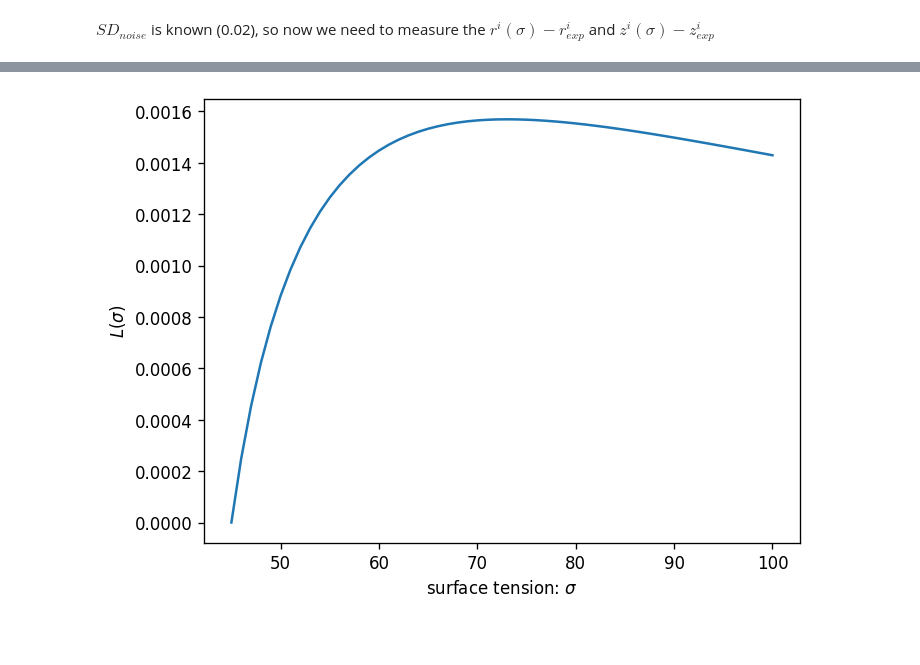
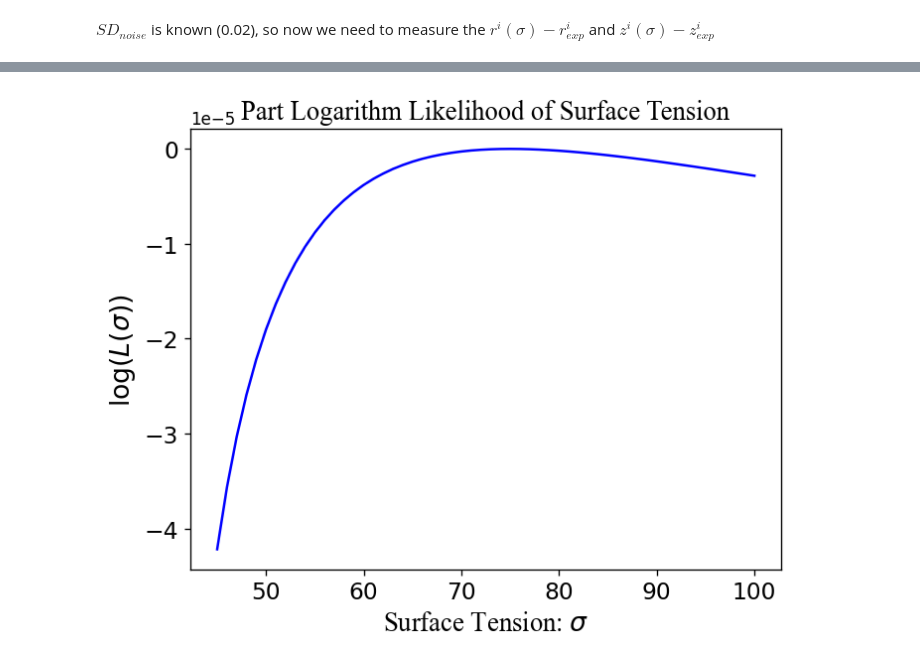
Before and after one commit to Lomolanisgo/Bayesian_PendantDrop_Tensiometry, a Jupyter notebook: pendantdrop_BI copy.ipynb, the cells around one changed output, grey strips where cells are left out. Drawn from its saved outputs; the diff is of its cells as text; code cells hidden in the pictures; blank space fills up the shorter version.

```diff
--- a/pendantdrop_BI copy.ipynb
+++ b/pendantdrop_BI copy.ipynb
@@ -237,7 +237,7 @@ def lhood_sigma(x,y,x_obsv,y_obsv, sd_noise):
     return lhood
 # %%
 #r_e1,z_e1,xi_e1=vsigma2xi(v=10,sigma=80)
-def lhood_sigma_rz(v0,sigma,xi_exp,r_exp,z_exp,sd_noise):
+def cal_lhood_sigma_rz(v0,sigma,xi_exp,r_exp,z_exp,sd_noise):
     r_sig,z_sig,xi_sig=vsigma2xi(v=v0,sigma=sigma)
     x=xi_sig
     r=r_sig
@@ -268,7 +268,7 @@ def lhood_sigma_rz(v0,sigma,xi_exp,r_exp,z_exp,sd_noise):
         error_z[i]=vert_dist
 
         sqrt_2pi=np.power(2*np.pi, 0.5)
-        lhood_i=1/(sqrt_2pi*sd_noise)*np.exp(-(error_r[i]**2+error_z[i]**2)**0.5/2*sd_noise**2)
+        lhood_i=1/(sqrt_2pi*sd_noise)*np.exp(-(error_r[i]**2+error_z[i]**2)/2*sd_noise**2)
         if i==0:
             lhood=lhood_i
         else:
@@ -277,19 +373,37 @@ def lhood_sigma_rz(v0,sigma,xi_exp,r_exp,z_exp,sd_noise):
+# %%
+loglhood=np.zeros(len(sigma_rz))
+
+for i in range(len(sigma_rz)):
+    loglhood_sig=cal_loglhood(v0=10,sigma=sigma_rz[i],xi_exp=xi_w,r_exp=r_w,z_exp=z_w,sd_noise=wn_sigma)
+    loglhood[i]=loglhood_sig
+
+plt.figure(dpi=120)
+plt.plot(sigma_rz,np.log(lhood/lhood[0]),'blue',label='logarithm likelihood')
+plt.plot(sigma_rz,lhood/lhood[0]-1,'red',label='likelihood')
+#plt.plot(xi_a,r_a,ls="--",label='real:v10,s75')
+plt.title('Logarithm Likelihood of Surface Tension',fontdict={'family': 'Times New Roman', 'size':16})
+plt.xlabel("Surface Tension: $\\sigma $",fontdict={'family': 'Times New Roman', 'size':16})
+plt.ylabel("$\log(L(\\sigma))$",fontdict={'family': 'Times New Roman', 'size':16})
+plt.xticks(fontsize=14)
+plt.yticks(fontsize=14)
+plt.ticklabel_format(style='sci',scilimits=(0,0),axis='y')
+plt.show()
 # %%
-sigma_rz=np.linspace(45,100,num=(100-45+1))
-lhood=np.zeros(len(sigma_rz))
+part=np.zeros(len(sigma_rz))
 
 for i in range(len(sigma_rz)):
-    lhood_sig=lhood_sigma_rz(v0=10,sigma=sigma_rz[i],xi_exp=xi_w,r_exp=r_w,z_exp=z_w,sd_noise=0.02)
-    lhood[i]=lhood_sig
-
-lhood_nor=lhood*(np.power(2*np.pi, 0.5)*0.02)**len(xi_w)
+    part_sig=cal_loglhood_part(v0=10,sigma=sigma_rz[i],xi_exp=xi_w,r_exp=r_w,z_exp=z_w,sd_noise=wn_sigma)
+    part[i]=part_sig
 # %%
 plt.figure(dpi=120)
-plt.plot(sigma_rz,lhood_nor-min(lhood_nor))
+plt.plot(sigma_rz,part,'blue',label='LSE')
 #plt.plot(xi_a,r_a,ls="--",label='real:v10,s75')
-plt.xlabel("surface tension: $\\sigma $")
-plt.ylabel("$L(\\sigma)$")
-
+plt.title('Part Logarithm Likelihood of Surface Tension',fontdict={'family': 'Times New Roman', 'size':16})
+plt.xlabel("Surface Tension: $\\sigma $",fontdict={'family': 'Times New Roman', 'size':16})
+plt.ylabel("$\log(L(\\sigma))$",fontdict={'family': 'Times New Roman', 'size':16})
+plt.xticks(fontsize=14)
+plt.yticks(fontsize=14)
+plt.ticklabel_format(style='sci',scilimits=(0,0),axis='y')
 plt.show()
 # %% [output]
-[figure, old version]
+[figure, new version]
```
Also changed, not shown: parts of 19 cells of this notebook.
